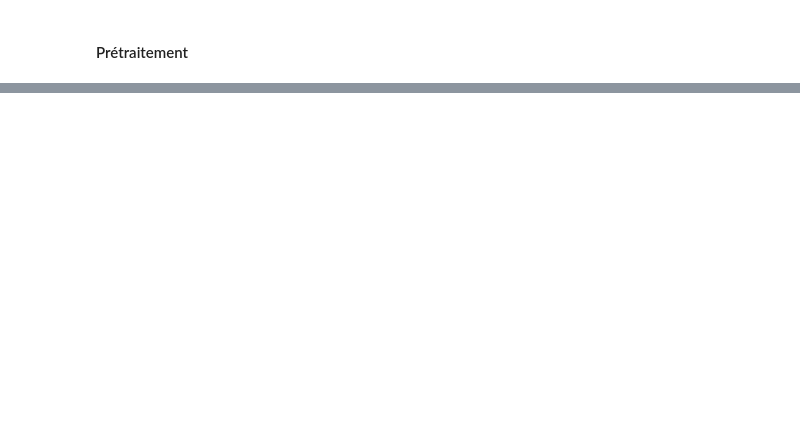
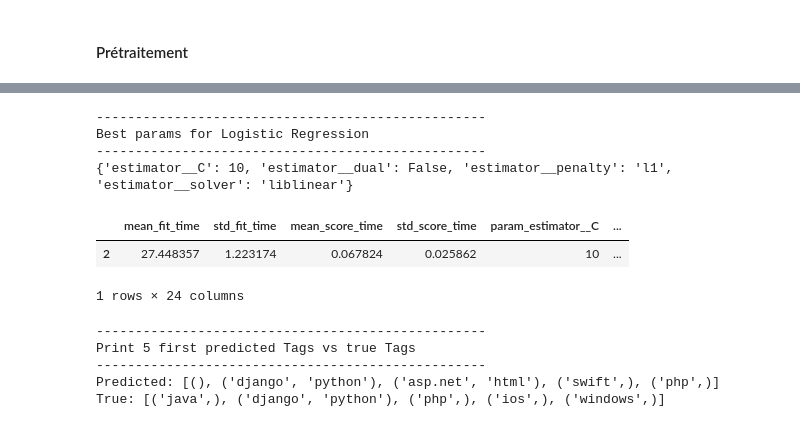
Before and after one commit to Octiana/Cat-gorisez-automatiquement-des-questions, a Jupyter notebook: DeebIshhab_Diana_2_notebook_test_102022.ipynb, the cells around one changed output, grey strips where cells are left out. Saved outputs shown, nothing was run; the diff lists cells and outputs as text; code cells hidden in the pictures; blank space fills up the shorter version.

```diff
--- a/DeebIshhab_Diana_2_notebook_test_102022.ipynb
+++ b/DeebIshhab_Diana_2_notebook_test_102022.ipynb
@@ -1125,0 +1430,3 @@ display_topics(lda, tf_feature_names, no_top_words)
+# %%
+# fit model on train data
+clf.fit(Xtrain_tfidf, y_train)
@@ -1125,0 +1453,20 @@ display_topics(lda, tf_feature_names, no_top_words)
+# %%
+# Initialize Logistic Regression with OneVsRest
+
+param_logit = {"estimator__C": [100, 10, 1.0, 0.1],
+               "estimator__penalty": ["l1", "l2"],
+               "estimator__dual": [False],
+               "estimator__solver": ["liblinear"]
+              }
+
+
+multi_logit_cv = GridSearchCV(OneVsRestClassifier(LogisticRegression()),
+                              param_grid=param_logit,
+                              n_jobs=-1,
+                              cv=5,
+                              scoring='f1_weighted',
+                              return_train_score = True,
+                              refit=True
+                             )
+# %%
+multi_logit_cv.fit(Xtrain_tfidf, y_train)
@@ -1125,0 +1482,40 @@ display_topics(lda, tf_feature_names, no_top_words)
+# %%
+logit_cv_results = pd.DataFrame.from_dict(multi_logit_cv.cv_results_)
+
+print("-"*50)
+print("Best params for Logistic Regression")
+print("-" * 50)
+logit_best_params = multi_logit_cv.best_params_
+print(logit_best_params)
+# %% [output]
+--------------------------------------------------
+Best params for Logistic Regression
+--------------------------------------------------
+{'estimator__C': 10, 'estimator__dual': False, 'estimator__penalty': 'l1', 'estimator__solver': 'liblinear'}
+# %%
+logit_cv_results[logit_cv_results["params"]==logit_best_params]
+# %% [output]
+|  | mean_fit_time | std_fit_time | mean_score_time | std_score_time | param_estimator__C | ... |
+| 2 | 27.448357 | 1.223174 | 0.067824 | 0.025862 | 10 | ... |
+1 rows × 24 columns
+# %%
+# Predict avec Xval
+y_test_predicted_labels_tfidf = multi_logit_cv.predict(Xval_tfidf)
+
+# Inverse transform
+y_test_pred_inversed = multilabel_binarizer\
+    .inverse_transform(y_test_predicted_labels_tfidf)
+y_test_inversed = multilabel_binarizer\
+    .inverse_transform(y_test)
+
+print("-"*50)
+print("Print 5 first predicted Tags vs true Tags")
+print("-" * 50)
+print("Predicted:", y_test_pred_inversed[0:5])
+print("True:", y_test_inversed[0:5])
+# %% [output]
+--------------------------------------------------
+Print 5 first predicted Tags vs true Tags
+--------------------------------------------------
+Predicted: [(), ('django', 'python'), ('asp.net', 'html'), ('swift',), ('php',)]
+True: [('java',), ('django', 'python'), ('php',), ('ios',), ('windows',)]
```
Also changed, not shown: parts of 136 cells of this notebook, 1 other file.
